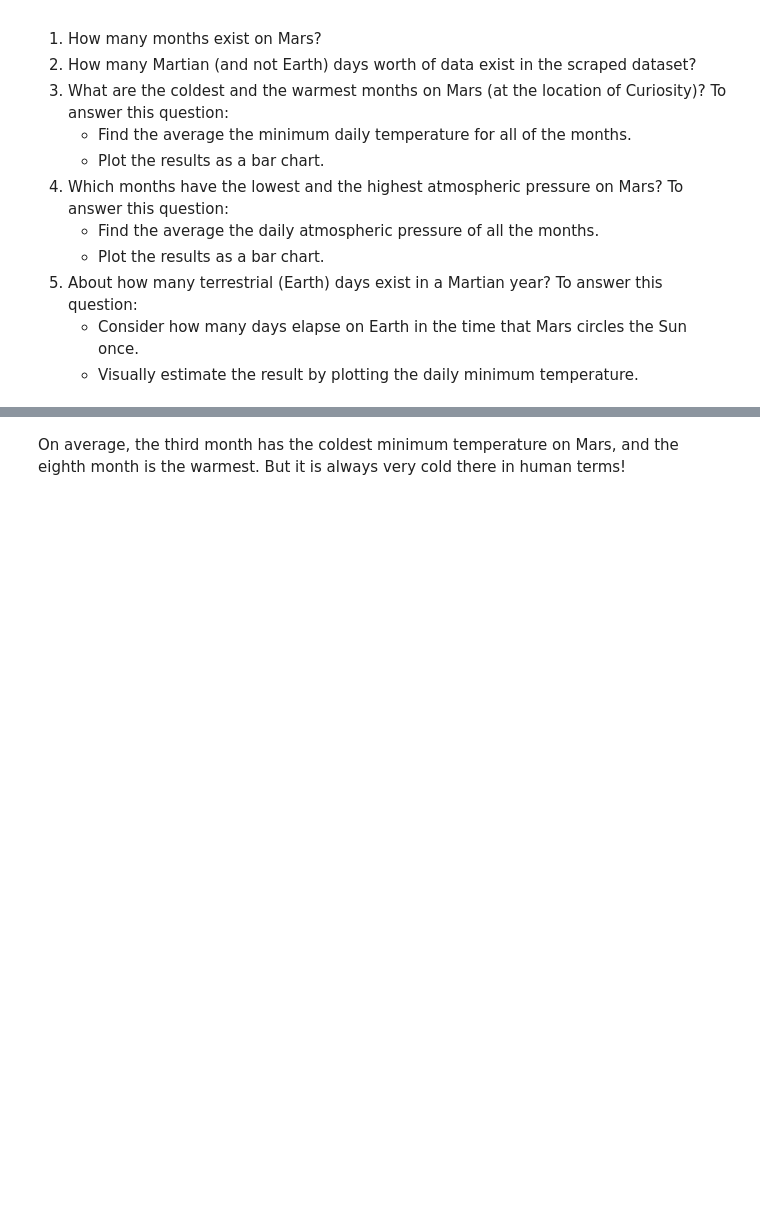
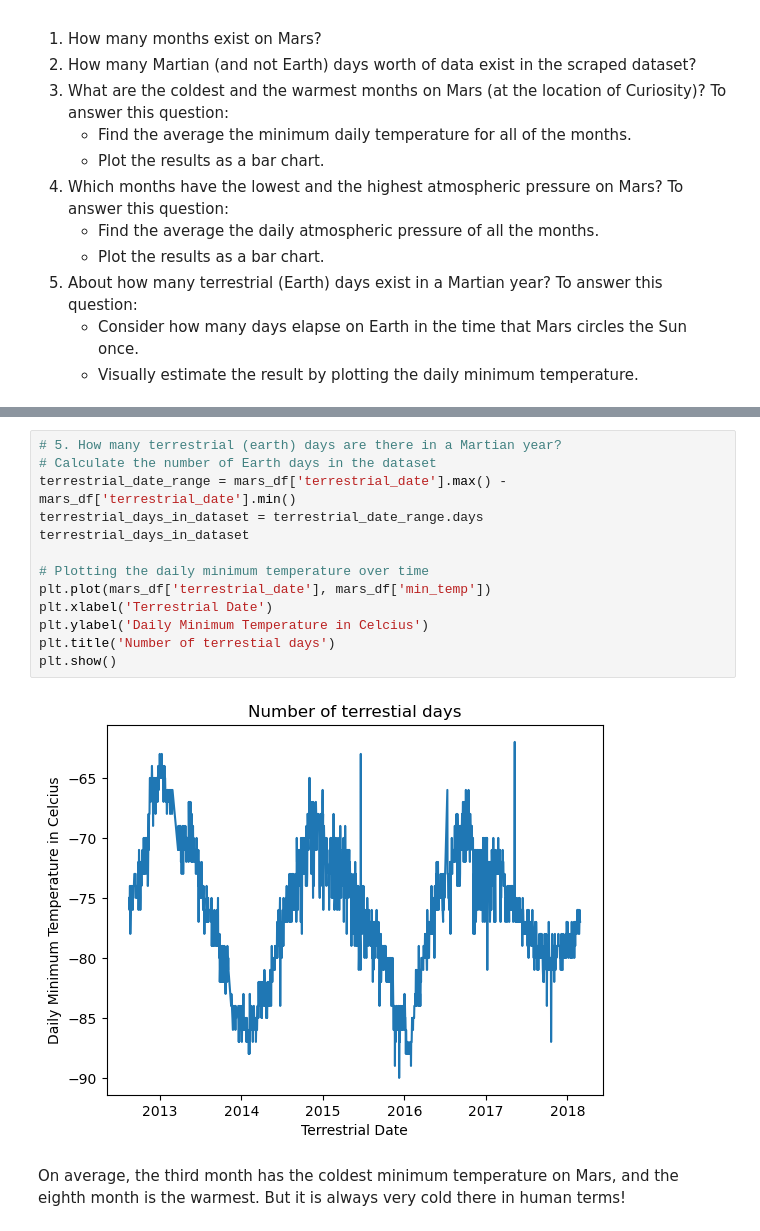
Before and after one commit to kinnith246/scraping_HTML, a Jupyter notebook: part_2_mars_weather.ipynb, the cells around one changed output, grey strips where cells are left out. Saved outputs shown, nothing was run; the diff lists cells and outputs as text; blank space fills up the shorter version.

```diff
--- a/part_2_mars_weather.ipynb
+++ b/part_2_mars_weather.ipynb
@@ -239,3 +278,18 @@ Name: pressure, dtype: float64
+# %%
+# 5. How many terrestrial (earth) days are there in a Martian year?
+# Calculate the number of Earth days in the dataset
+terrestrial_date_range = mars_df['terrestrial_date'].max() - mars_df['terrestrial_date'].min()
+terrestrial_days_in_dataset = terrestrial_date_range.days
+terrestrial_days_in_dataset
+
+# Plotting the daily minimum temperature over time
+plt.plot(mars_df['terrestrial_date'], mars_df['min_temp'])
+plt.xlabel('Terrestrial Date')
+plt.ylabel('Daily Minimum Temperature in Celcius')
+plt.title('Number of terrestial days')
+plt.show()
+# %% [output]
+[figure, added]
 # %% [markdown]
 On average, the third month has the coldest minimum temperature on Mars, and the eighth month is the warmest. But it is always very cold there in human terms!
 # %% [markdown]
```
Also changed, not shown: parts of 15 cells of this notebook, 1 other file.
